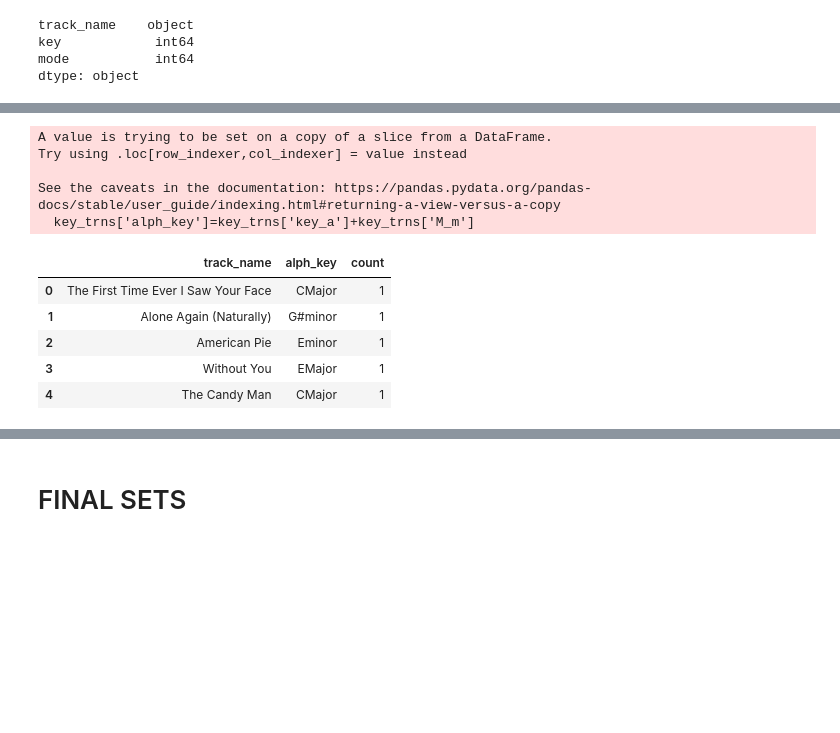
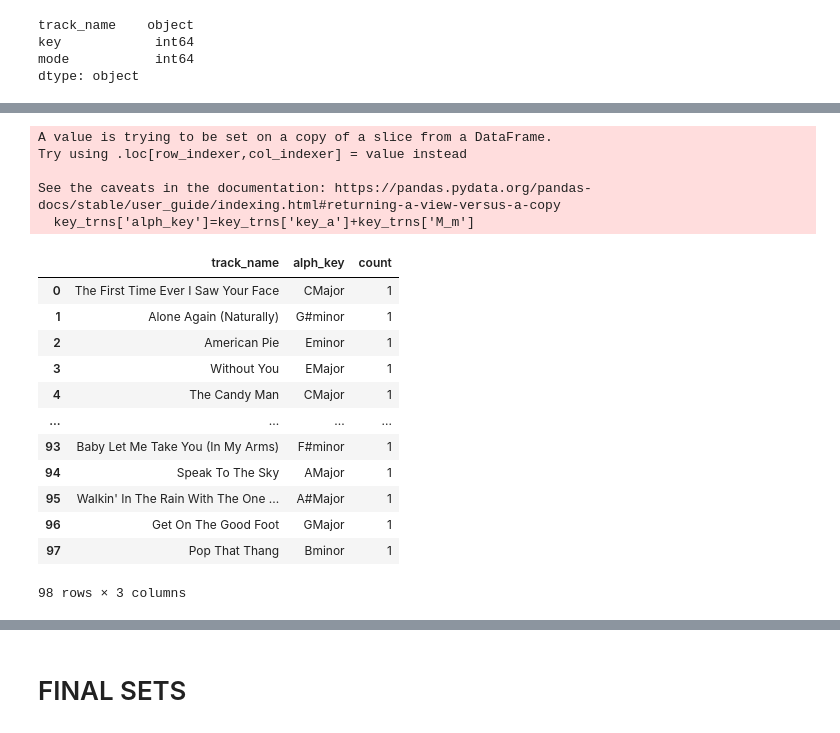
Before and after one commit to KellyHarthan/Capstone_KellyHarthan, a Jupyter notebook: notebooks/1972_F.ipynb, the cells around one changed output, grey strips where cells are left out. Cells and saved outputs as stored; diff of their text form; code cells hidden in the pictures; blank space fills up the shorter version.

```diff
--- a/notebooks/1972_F.ipynb
+++ b/notebooks/1972_F.ipynb
@@ -487,17 +519,24 @@ See the caveats in the documentation: https://pandas.pydata.org/pandas-docs/stab
 # %%
 key_trns['alph_key']=key_trns['key_a']+key_trns['M_m']
 key_trns_f=key_trns.drop(columns=['key', 'mode','key_a','M_m'])
 key_trns_f['count']=1
-key_trns_f.head()
+key_trns_f
 # %% [output]
 A value is trying to be set on a copy of a slice from a DataFrame.
 Try using .loc[row_indexer,col_indexer] = value instead
 
 See the caveats in the documentation: https://pandas.pydata.org/pandas-docs/stable/user_guide/indexing.html#returning-a-view-versus-a-copy
   key_trns['alph_key']=key_trns['key_a']+key_trns['M_m']
 |  | track_name | alph_key | count |
 | 0 | The First Time Ever I Saw Your Face | CMajor | 1 |
 | 1 | Alone Again (Naturally) | G#minor | 1 |
 | 2 | American Pie | Eminor | 1 |
 | 3 | Without You | EMajor | 1 |
 | 4 | The Candy Man | CMajor | 1 |
+| ... | ... | ... | ... |
+| 93 | Baby Let Me Take You (In My Arms) | F#minor | 1 |
+| 94 | Speak To The Sky | AMajor | 1 |
+| 95 | Walkin' In The Rain With The One ... | A#Major | 1 |
+| 96 | Get On The Good Foot | GMajor | 1 |
+| 97 | Pop That Thang | Bminor | 1 |
+98 rows × 3 columns
```
Also changed, not shown: parts of 33 cells of this notebook, 32 other files.
